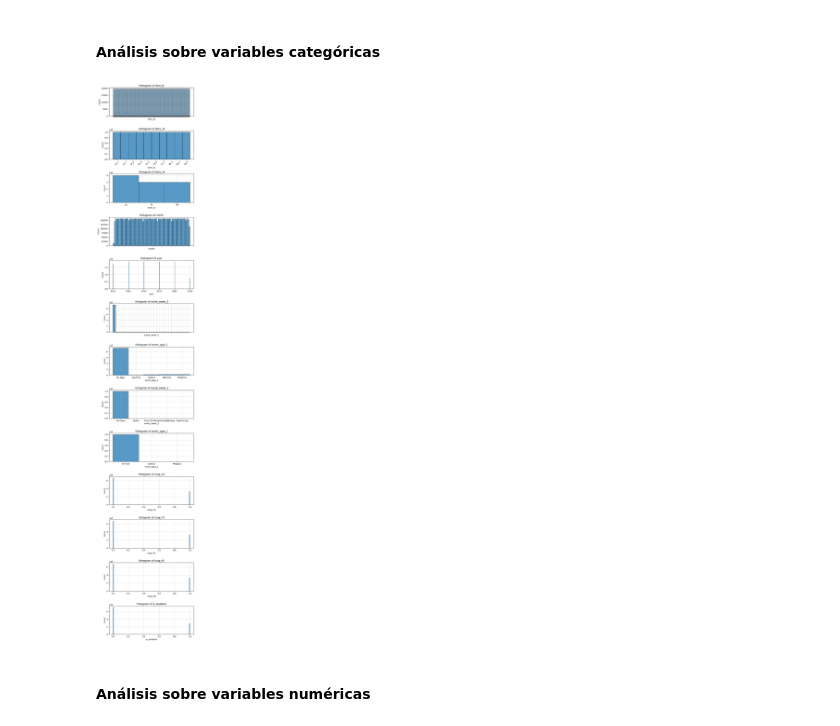
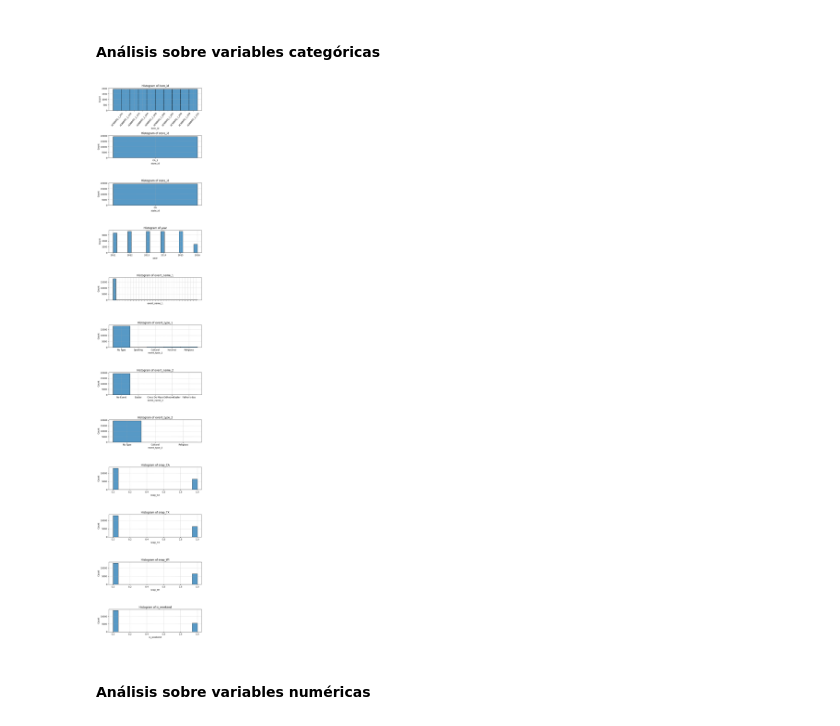
Before and after one commit to andtay/Machine_Learning_Based_Demand_Forecasting, a Jupyter notebook: Walmart/src/EDA.ipynb, the cells around one changed output. Drawn from its saved outputs; the diff is of its cells as text; code cells hidden in the pictures.

Commit message:
Updating XGBoost and LSTM

```diff
--- a/Walmart/src/EDA.ipynb
+++ b/Walmart/src/EDA.ipynb
@@ -15,7 +15,7 @@ current_dir = os.getcwd()
 # %% [markdown]
 ### Exploración y limpieza de datos
 # %%
-url_data = os.path.join(current_dir, "../data/raw/Dataframe_Final_Data.csv")
+url_data = os.path.join(current_dir, "../data/raw/Dataframe_Final_Data_XGBoost.csv")
 data = pd.read_csv(url_data, sep = ',')
 data.head()
 # %% [output]
@@ -158,38 +157,38 @@ Entonces: descartarlas como strings, pero sacar variables derivadas antes.
 # %% [markdown]
 #### Análisis sobre variables categóricas
 # %%
-categoricals_variables = ['item_id', 'store_id', 'state_id', 'month', 'year', 'event_name_1', 'event_type_1', 'event_name_2', 'event_type_2', 'snap_CA', 'snap_TX',
+categoricals_variables = ['item_id', 'store_id', 'state_id', 'year', 'event_name_1', 'event_type_1', 'event_name_2', 'event_type_2', 'snap_CA', 'snap_TX',
        'snap_WI', 'is_weekend']
 
 
 def plot_categoricas(data_set, variables_categoricas):
 
     # Crear la figura con 1 columna y n filas, donde n es el número de variables categóricas.
     fig, axis = plt.subplots(len(variables_categoricas), 1, figsize=(7, len(variables_categoricas) * 3))
 
     # Iterar sobre cada columna categórica del DataFrame
     for i, col in enumerate(variables_categoricas):
         # Crear histograma para cada columna categórica.
         sns.histplot(ax = axis[i], data = data_set, x = col)
         axis[i].set_title(f'Histogram of {col}')
         axis[i].grid(linestyle='--', alpha=0.7)
 
         # Rotación automática de las etiquetas del eje X si es necesario.
 
         category_counts = data_set[col].value_counts() # Contar las categorías en la columna.
 
         if len(category_counts) > 20: # Si hay más de 20 categorías, eliminar las etiquetas del eje X
             axis[i].set_xticklabels([])
         elif len(category_counts) >= 8:
             for label in axis[i].get_xticklabels(): # Si hay más de 10 categorías pero menos de 20, rotar las etiquetas del eje X
                 label.set_rotation(50)
 
     plt.tight_layout()
     plt.show()
 
 plot_categoricas(data_limpia, categoricals_variables)
 # %% [output]
-[figure, old version]
+[figure, new version]
 # %% [markdown]
 #### Análisis sobre variables numéricas
 # %%
```
Also changed, not shown: parts of 22 cells of this notebook, 12 other files.
